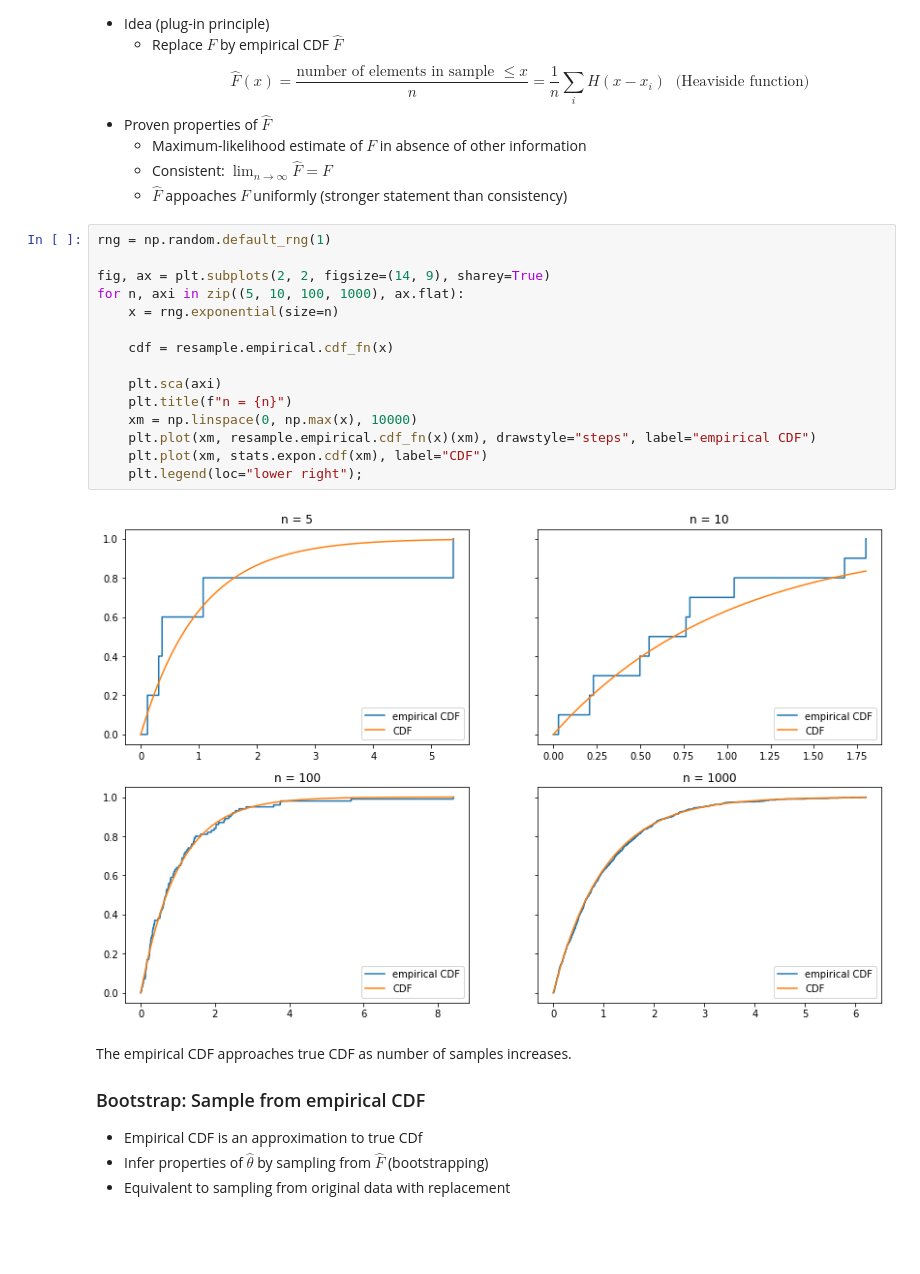
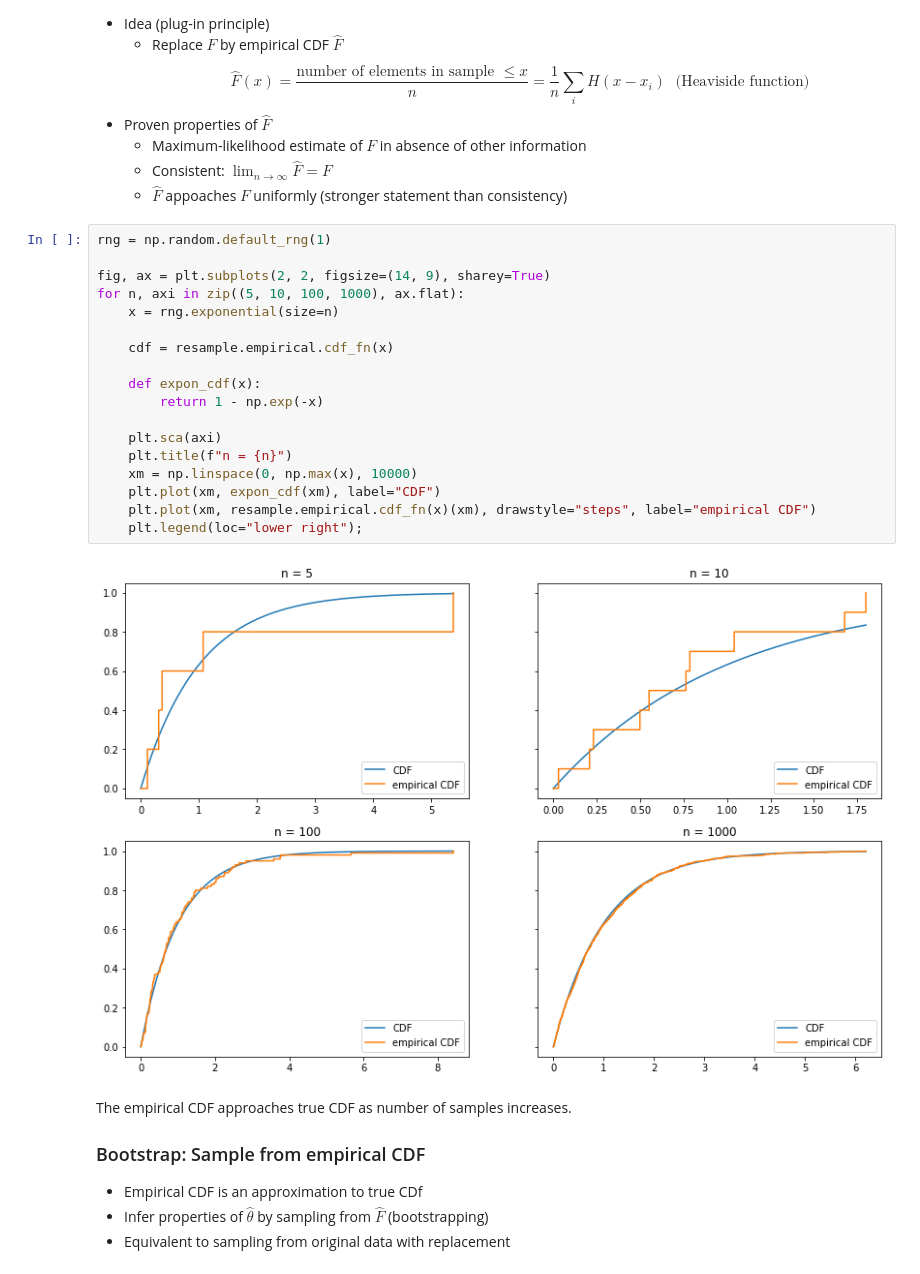
Before and after one commit to HDembinski/pyhep-2020-resample, a Jupyter notebook: resample.ipynb, the cells around one changed output. Saved outputs shown, nothing was run; the diff lists cells and outputs as text; blank space fills up the shorter version.

```diff
--- a/resample.ipynb
+++ b/resample.ipynb
@@ -231,20 +239,23 @@ Prefer the bootstrap for estimating bias and variance of robust estimators like
 # %%
 rng = np.random.default_rng(1)
 
 fig, ax = plt.subplots(2, 2, figsize=(14, 9), sharey=True)
 for n, axi in zip((5, 10, 100, 1000), ax.flat):
     x = rng.exponential(size=n)
 
     cdf = resample.empirical.cdf_fn(x)
 
+    def expon_cdf(x):
+        return 1 - np.exp(-x)
+
     plt.sca(axi)
     plt.title(f"n = {n}")
     xm = np.linspace(0, np.max(x), 10000)
+    plt.plot(xm, expon_cdf(xm), label="CDF")
     plt.plot(xm, resample.empirical.cdf_fn(x)(xm), drawstyle="steps", label="empirical CDF")
-    plt.plot(xm, stats.expon.cdf(xm), label="CDF")
     plt.legend(loc="lower right");
 # %% [output]
-[figure, old version]
+[figure, new version]
 # %% [markdown]
 The empirical CDF approaches true CDF as number of samples increases.
 
```
Also changed, not shown: parts of 11 cells of this notebook.
